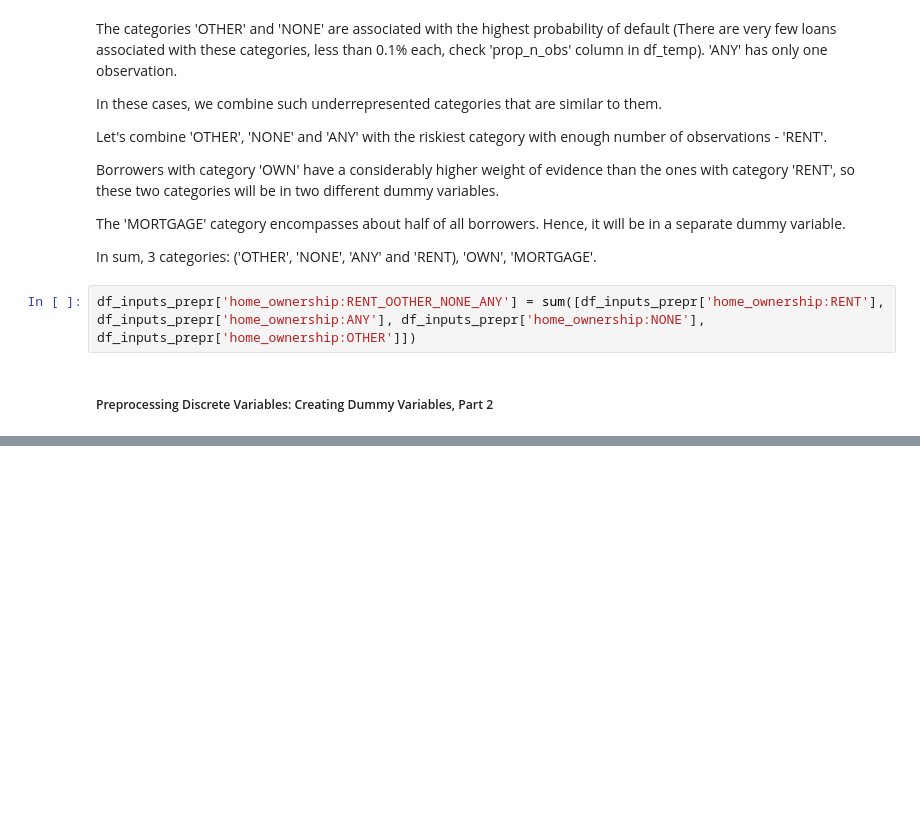
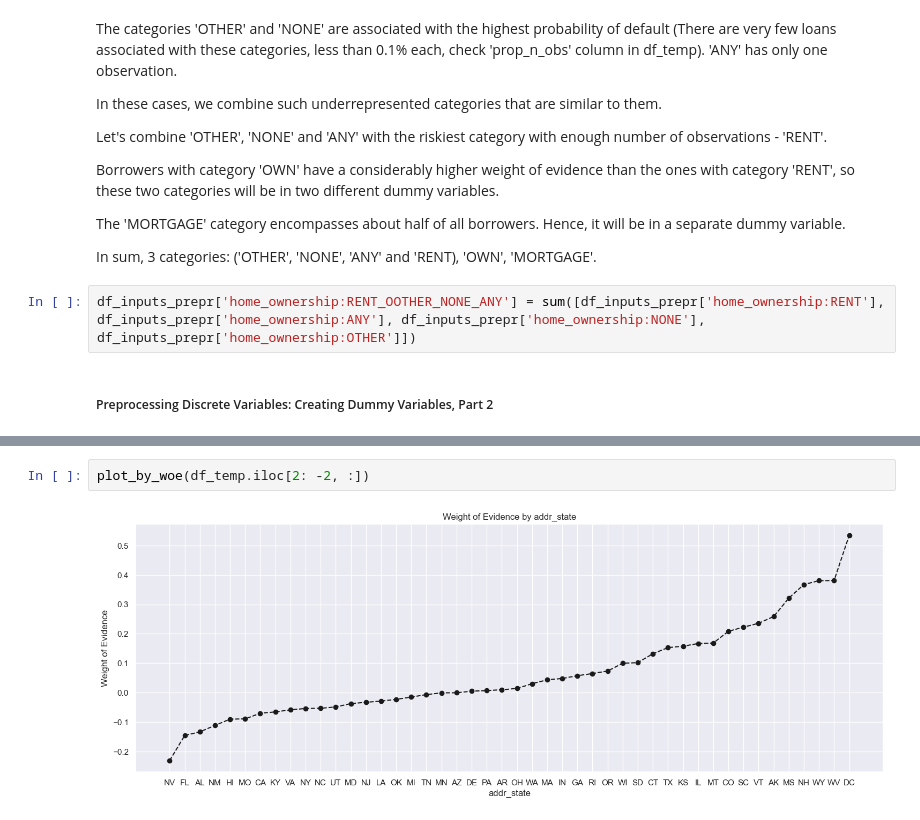
Before and after one commit to mge1112/Credit-Risk-Modeling-in-Python, a Jupyter notebook: credit_risk_modeling.ipynb, the cells around one changed output, grey strips where cells are left out. Drawn from its saved outputs; the diff is of its cells as text; blank space fills up the shorter version.

```diff
--- a/credit_risk_modeling.ipynb
+++ b/credit_risk_modeling.ipynb
@@ -696,0 +743,4 @@ df_inputs_prepr['home_ownership:RENT_OOTHER_NONE_ANY'] = sum([df_inputs_prepr['h
+# %%
+plot_by_woe(df_temp.iloc[2: -2, :])
+# %% [output]
+[figure, added]
```
Also changed, not shown: parts of 10 cells of this notebook.
